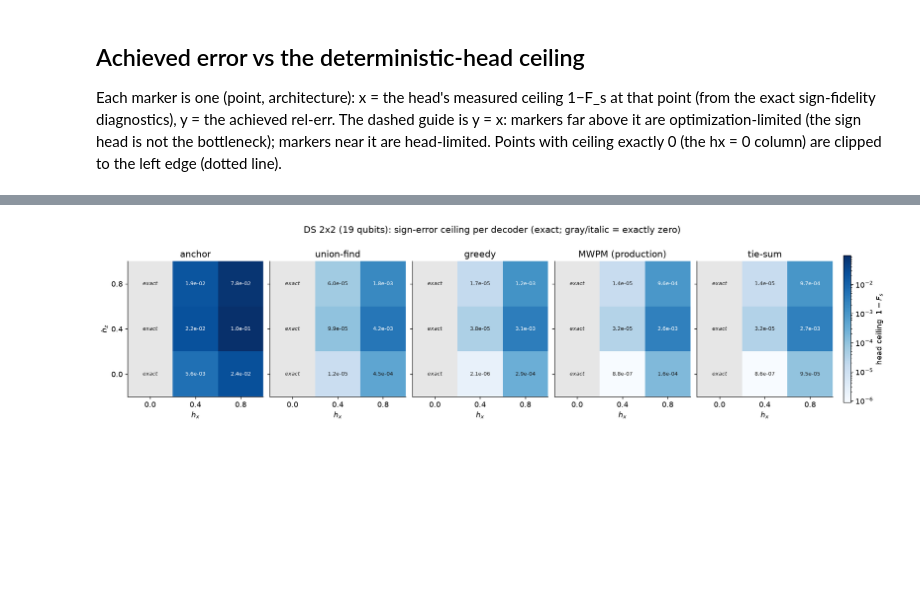
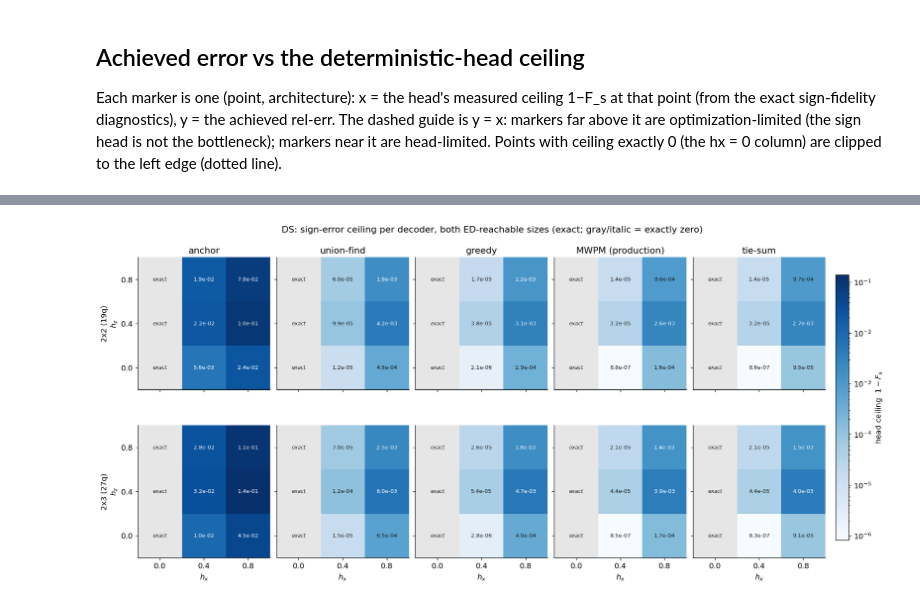
Before and after one commit to SanzharBissenali/2D-TC, a Jupyter notebook: analysis/05_phase4b_plane.ipynb, the cells around one changed output, grey strips where cells are left out. Cells and saved outputs as stored; diff of their text form; code cells hidden in the pictures; blank space fills up the shorter version.

Commit message:
notebook: Phase-4c decoder-ladder ceilings at both ED sizes (2x2 + 2x3)
Co-Authored-By: Claude Fable 5 <noreply@anthropic.com>

```diff
--- a/analysis/05_phase4b_plane.ipynb
+++ b/analysis/05_phase4b_plane.ipynb
@@ -195,42 +194,56 @@ $1 - F_s$ is each decoder's ceiling for ANY positive network x head ansatz.
 # %%
-# Phase 4c: decoder-ladder ceilings, 3x3 grid (exact full-2^19 grading)
-import json
+# Phase 4c: decoder-ladder ceilings, 3x3 grid, both sizes (exact grading)
+import json, glob
 DEC = ['anchor', 'unionfind', 'greedy', 'mwpm', 'tie_sum']
 DEC_LABEL = {'anchor': 'anchor', 'unionfind': 'union-find', 'greedy': 'greedy',
              'mwpm': 'MWPM (production)', 'tie_sum': 'tie-sum'}
-dl = json.load(open('results/diagnostics/signfid_hc2x2_ds_grid_dl.json'))
 V3 = [0.0, 0.4, 0.8]
-wrong = {d: np.full((3, 3), np.nan) for d in DEC}          # [hz_idx, hx_idx]
-for p in dl['points']:
-    i, j = V3.index(p['hz']), V3.index(p['hx'])
-    for d in DEC:
-        wrong[d][i, j] = max(p['decoders'][d]['wrong_weight'], 0.0)
 
-pos = np.concatenate([w[w > 0] for w in wrong.values()])
+def load_ladder(files):
+    wrong = {d: np.full((3, 3), np.nan) for d in DEC}      # [hz_idx, hx_idx]
+    for f in files:
+        for p in json.load(open(f))['points']:
+            i, j = V3.index(p['hz']), V3.index(p['hx'])
+            for d in DEC:
+                wrong[d][i, j] = max(p['decoders'][d]['wrong_weight'], 0.0)
+    return wrong
+
+LADDER = {'2x2 (19q)': load_ladder(['results/diagnostics/signfid_hc2x2_ds_grid_dl.json']),
+          '2x3 (27q)': load_ladder(sorted(glob.glob(
+              'results/diagnostics/signfid_hc2x3_ds_*_dl.json')))}
+
+pos = np.concatenate([w[w > 0] for L in LADDER.values() for w in L.values()])
 norm = LogNorm(vmin=pos.min(), vmax=pos.max())
-fig, axes = plt.subplots(1, 5, figsize=(16, 3.7), sharey=True, constrained_layout=True)
-for ax, d in zip(axes, DEC):
-    ax.grid(False)
-    W = np.ma.masked_less_equal(wrong[d], 0.0)             # exact points masked
-    im = ax.imshow(W, origin='lower', extent=(-0.2, 1.0, -0.2, 1.0), cmap='Blues',
-                   norm=norm, interpolation='nearest')
-    ax.set_facecolor('0.9')
-    for i, hz in enumerate(V3):
-        for j, hx in enumerate(V3):
-            v = wrong[d][i, j]
-            if v <= 0:
-                ax.text(hx, hz, 'exact', ha='center', va='center',
-                        fontsize=7.5, color='#1a1a1a', style='italic')
-            else:
-                dark = norm(v) > 0.6
-                ax.text(hx, hz, f'{v:.1e}', ha='center', va='center',
-                        fontsize=8, color='white' if dark else '#1a1a1a')
-    ax.set_xticks(V3); ax.set_yticks(V3)
-    ax.set(xlabel='$h_x$', title=DEC_LABEL[d])
-axes[0].set(ylabel='$h_z$')
-cb = fig.colorbar(im, ax=axes, shrink=0.85, pad=0.015)
+fig, axes = plt.subplots(2, 5, figsize=(16, 7.0), sharey=True, sharex=True,
+                         constrained_layout=True)
+for r, (size, wrong) in enumerate(LADDER.items()):
+    for ax, d in zip(axes[r], DEC):
+        ax.grid(False)
+        W = np.ma.masked_less_equal(wrong[d], 0.0)         # exact points masked
+        im = ax.imshow(W, origin='lower', extent=(-0.2, 1.0, -0.2, 1.0),
+                       cmap='Blues', norm=norm, interpolation='nearest')
+        ax.set_facecolor('0.9')
+        for i, hz in enumerate(V3):
+            for j, hx in enumerate(V3):
+                v = wrong[d][i, j]
+                if not np.isfinite(v):
+                    continue
+                if v <= 0:
+                    ax.text(hx, hz, 'exact', ha='center', va='center',
+                            fontsize=7.5, color='#1a1a1a', style='italic')
+                else:
+                    dark = norm(v) > 0.6
+                    ax.text(hx, hz, f'{v:.1e}', ha='center', va='center',
+                            fontsize=8, color='white' if dark else '#1a1a1a')
+        ax.set_xticks(V3); ax.set_yticks(V3)
+        if r == 0:
+            ax.set(title=DEC_LABEL[d])
+        if r == 1:
+            ax.set(xlabel='$h_x$')
+    axes[r][0].set(ylabel=f'{size}\n$h_z$')
+cb = fig.colorbar(im, ax=axes, shrink=0.8, pad=0.015)
 cb.set_label(r'head ceiling  $1 - F_s$')
-fig.suptitle('DS 2x2 (19 qubits): sign-error ceiling per decoder '
-             '(exact; gray/italic = exactly zero)', y=1.08)
-# fig.savefig(f"{FIGDIR}/phase4c_2x2_decoder_ceilings.png", dpi=300, bbox_inches="tight")
+fig.suptitle('DS: sign-error ceiling per decoder, both ED-reachable sizes '
+             '(exact; gray/italic = exactly zero)', y=1.04)
+# fig.savefig(f"{FIGDIR}/phase4c_decoder_ceilings.png", dpi=300, bbox_inches="tight")
 # %% [output]
@@ -238,2 +251,2 @@ Text(0.5, 1.08, 'DS 2x2 (19 qubits): sign-error ceiling per decoder (exact; gray
-[figure, old version]
+[figure, new version]
 # %%
```
Also changed, not shown: parts of 5 cells of this notebook.
